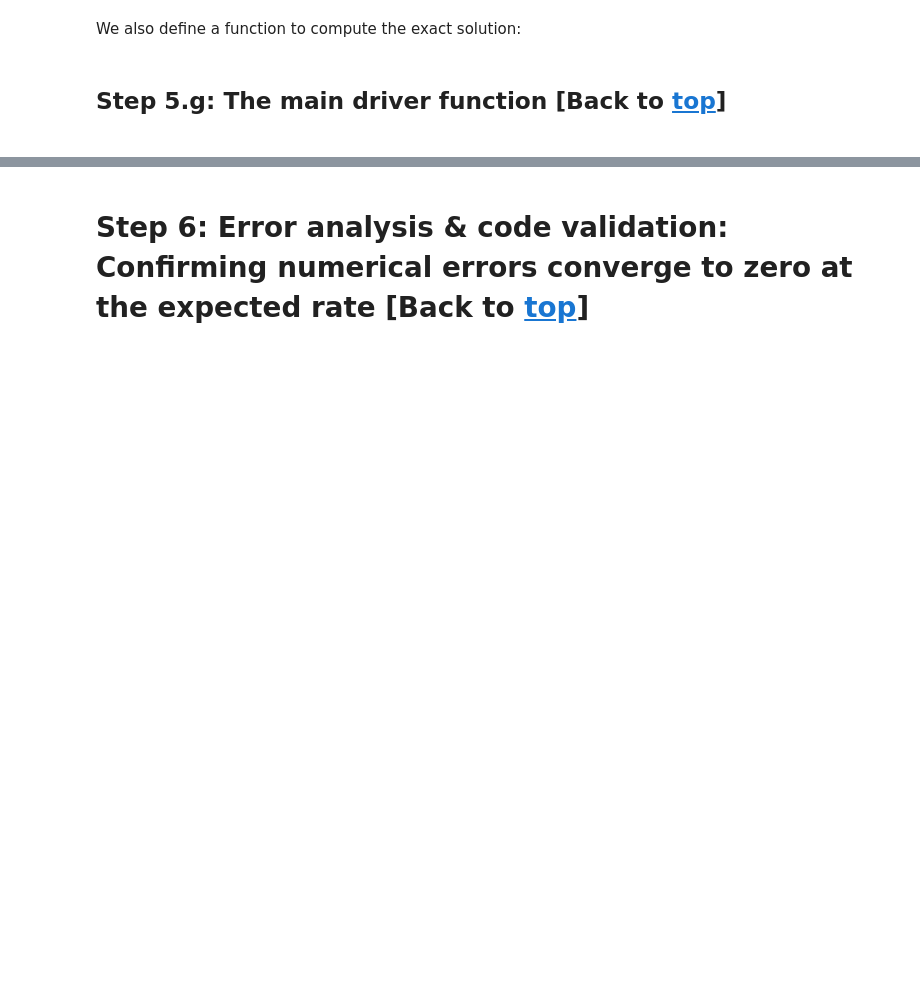
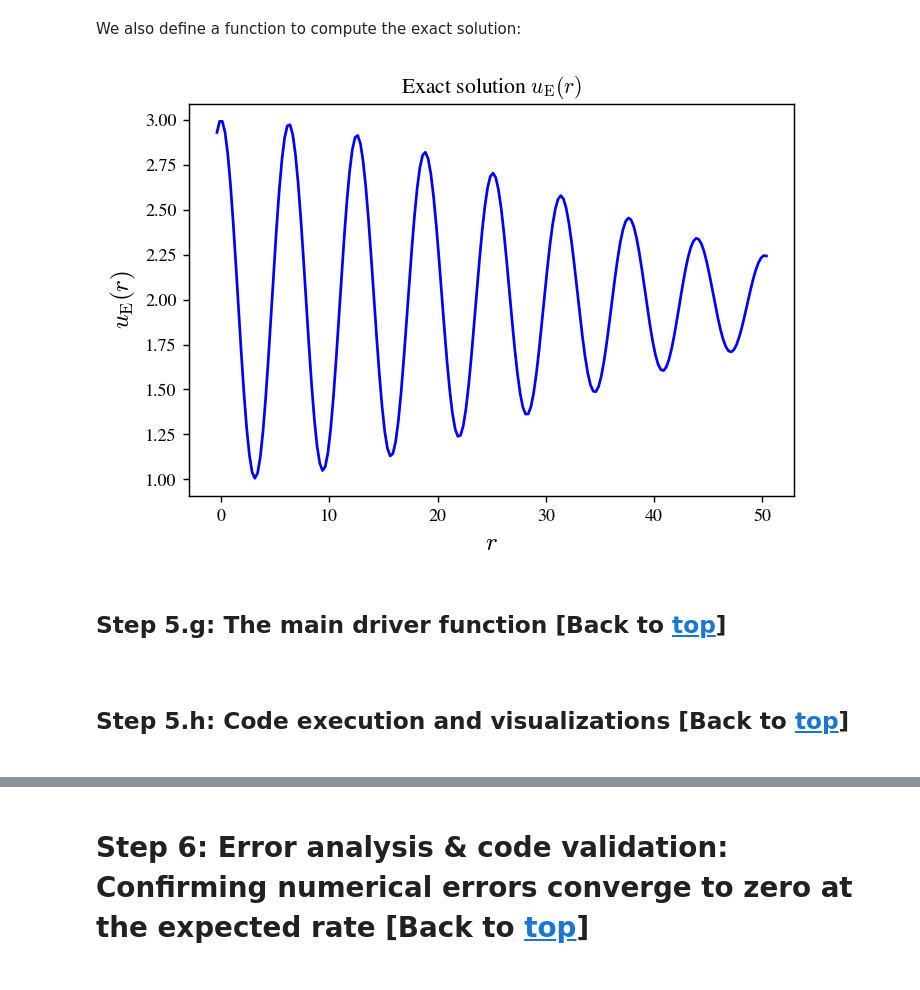
Before and after one commit to assumpcaothiago/etk2022nrpy, a Jupyter notebook: Tutorial-1D-Elliptic-solver-in-Python.ipynb, the cells around one changed output, grey strips where cells are left out. Saved outputs shown, nothing was run; the diff lists cells and outputs as text; code cells hidden in the pictures; blank space fills up the shorter version.

```diff
--- a/Tutorial-1D-Elliptic-solver-in-Python.ipynb
+++ b/Tutorial-1D-Elliptic-solver-in-Python.ipynb
@@ -573,3 +594,15 @@ def eval_u_exact(params, r):
+# %%
+fig = plt.figure(dpi=130)
+
+plt.plot(xx, u_exact, color='b')
+
+plt.title(r"Exact solution $u_{\rm E}(r)$")
+plt.xlabel(r"$r$", fontsize = 14)
+plt.ylabel(r"$u_{\rm E}(r)$", fontsize = 14)
+
+plt.show()
+# %% [output]
+[figure, added]
 # %% [markdown]
 <a id='numpy_driver'></a>
 
@@ -654,3 +703,8 @@ def elliptic_solver (params, output_ETA=False):
+# %% [markdown]
+<a id='exe_and_vis'></a>
+
+## Step 5.h: Code execution and visualizations \[Back to [top](#toc)\]
+$$\label{exe_and_vis}$$
 # %%
 # Set parameters
 N           = 100
```
Also changed, not shown: parts of 43 cells of this notebook.
